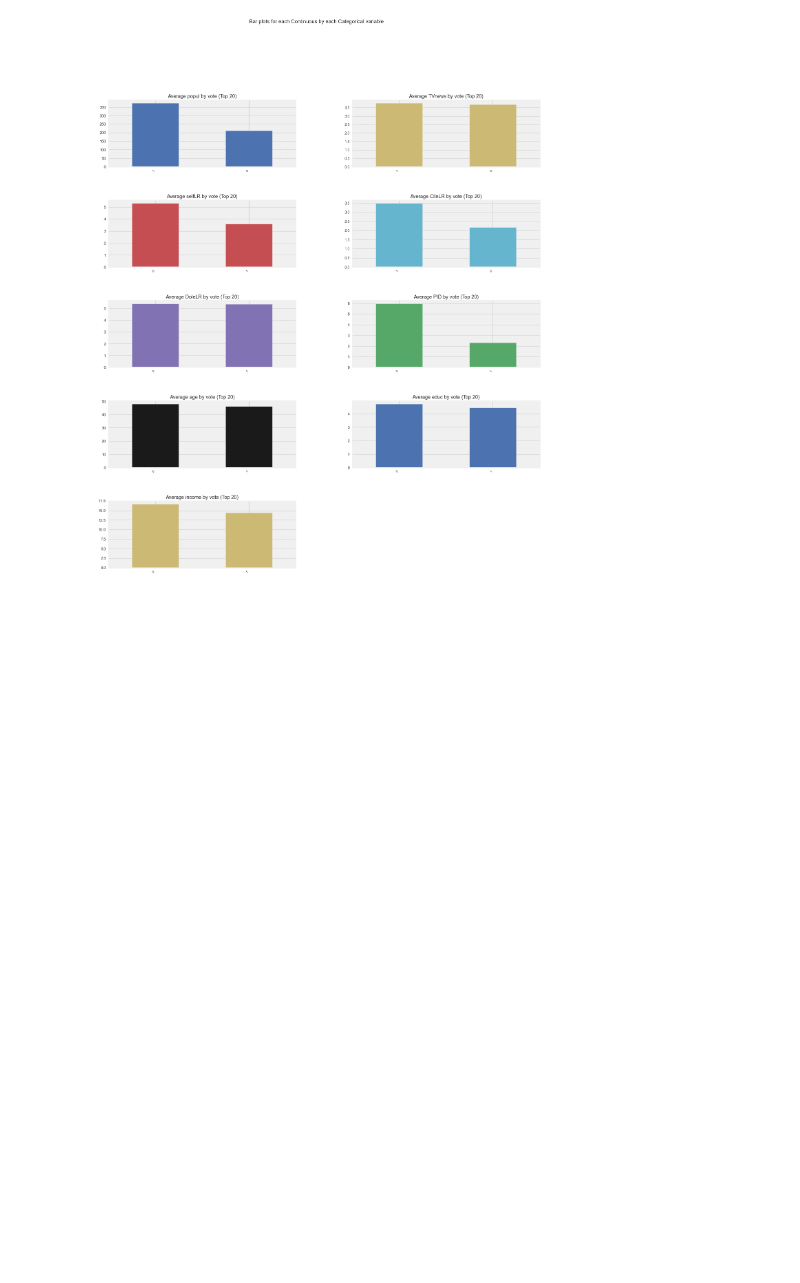
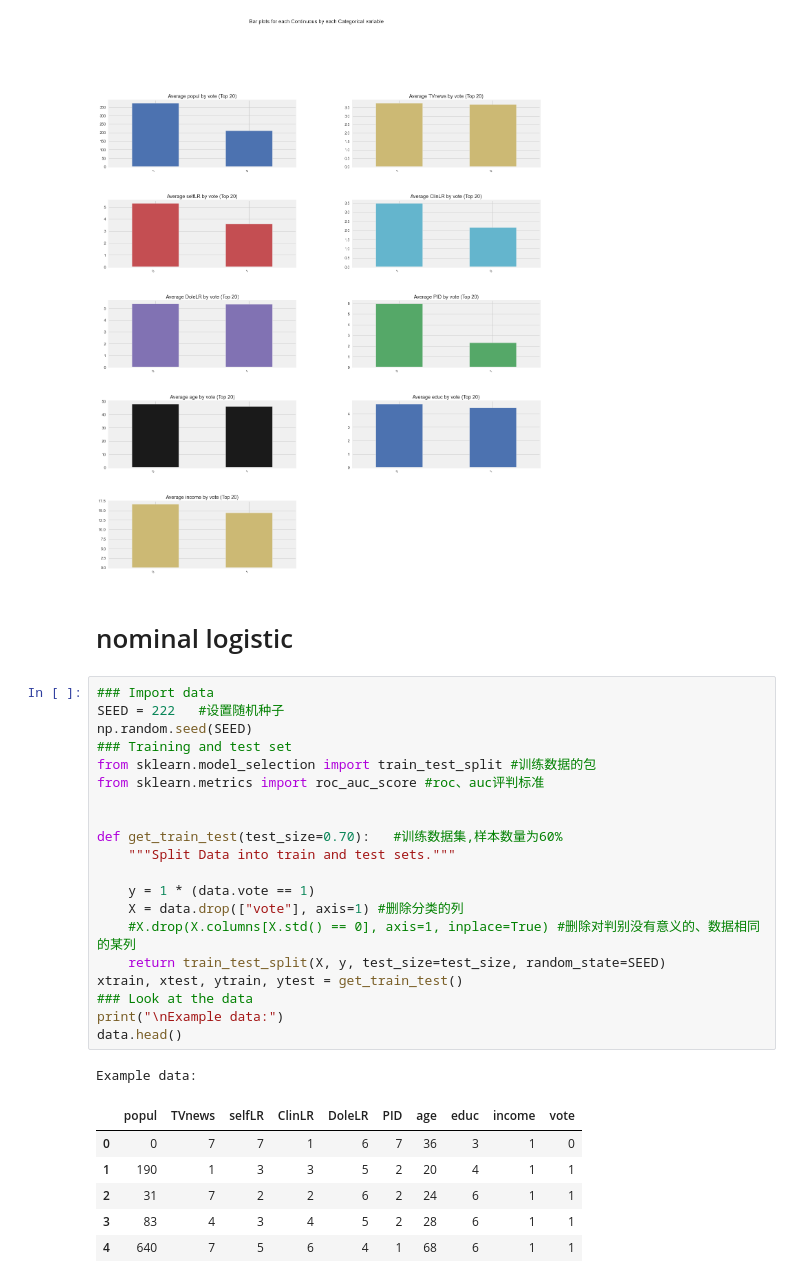
Before and after one commit to WEIMY666/CDA_EDA, a Jupyter notebook: EDA.ipynb, the cells around one changed output. Drawn from its saved outputs; the diff is of its cells as text; blank space fills up the shorter version.

```diff
--- a/EDA.ipynb
+++ b/EDA.ipynb
@@ -149,3 +149,33 @@ Time to run AutoViz = 9 seconds
 [figure]
 [figure]
 [figure]
+# %% [markdown]
+# nominal logistic
+# %%
+### Import data
+SEED = 222   #设置随机种子
+np.random.seed(SEED)
+### Training and test set
+from sklearn.model_selection import train_test_split #训练数据的包
+from sklearn.metrics import roc_auc_score #roc、auc评判标准
+
+
+def get_train_test(test_size=0.70):   #训练数据集,样本数量为60%
+    """Split Data into train and test sets."""
+
+    y = 1 * (data.vote == 1)
+    X = data.drop(["vote"], axis=1) #删除分类的列
+    #X.drop(X.columns[X.std() == 0], axis=1, inplace=True) #删除对判别没有意义的、数据相同的某列
+    return train_test_split(X, y, test_size=test_size, random_state=SEED)
+xtrain, xtest, ytrain, ytest = get_train_test()
+### Look at the data
+print("\nExample data:")
+data.head()
+# %% [output]
+Example data:
+|  | popul | TVnews | selfLR | ClinLR | DoleLR | PID | age | educ | income | vote |
+| 0 | 0 | 7 | 7 | 1 | 6 | 7 | 36 | 3 | 1 | 0 |
+| 1 | 190 | 1 | 3 | 3 | 5 | 2 | 20 | 4 | 1 | 1 |
+| 2 | 31 | 7 | 2 | 2 | 6 | 2 | 24 | 6 | 1 | 1 |
+| 3 | 83 | 4 | 3 | 4 | 5 | 2 | 28 | 6 | 1 | 1 |
+| 4 | 640 | 7 | 5 | 6 | 4 | 1 | 68 | 6 | 1 | 1 |
```
Also changed, not shown: parts of 4 cells of this notebook.
